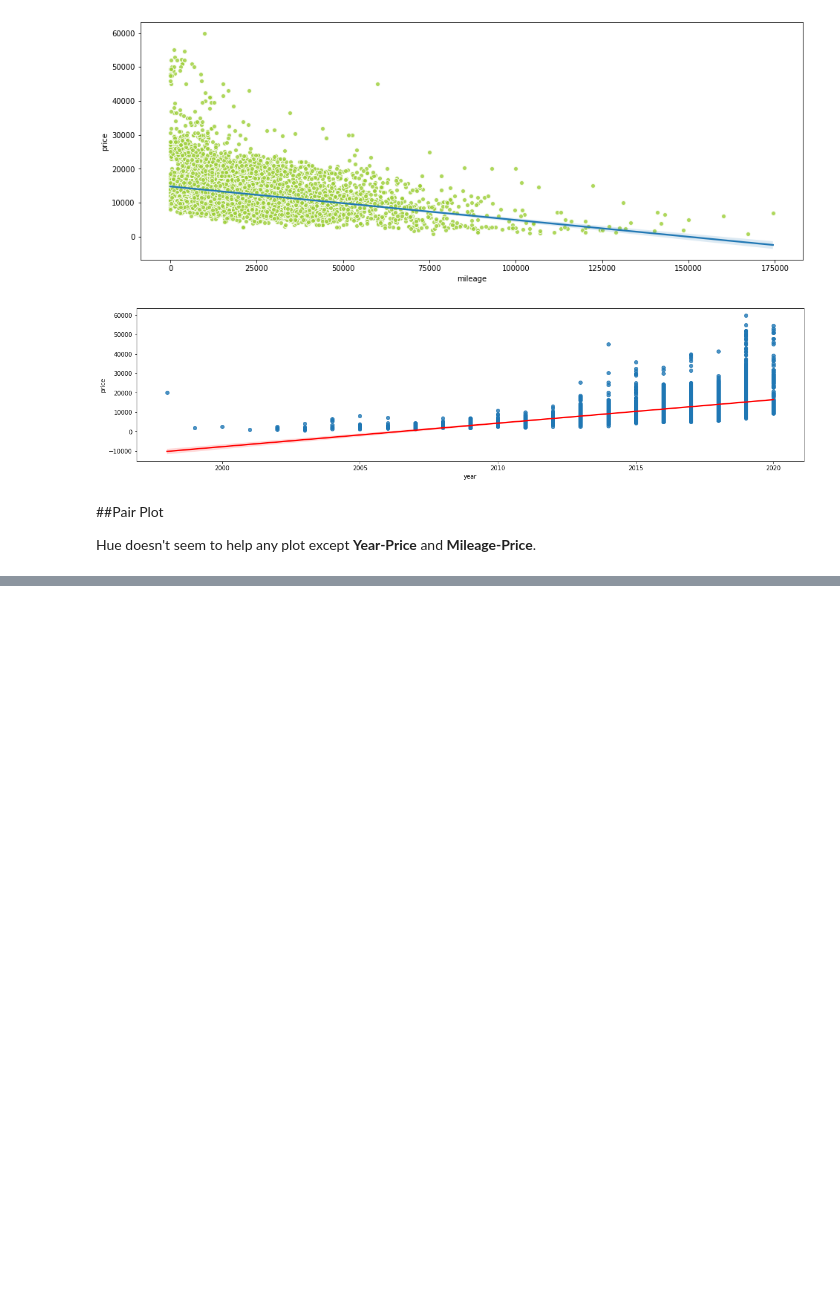
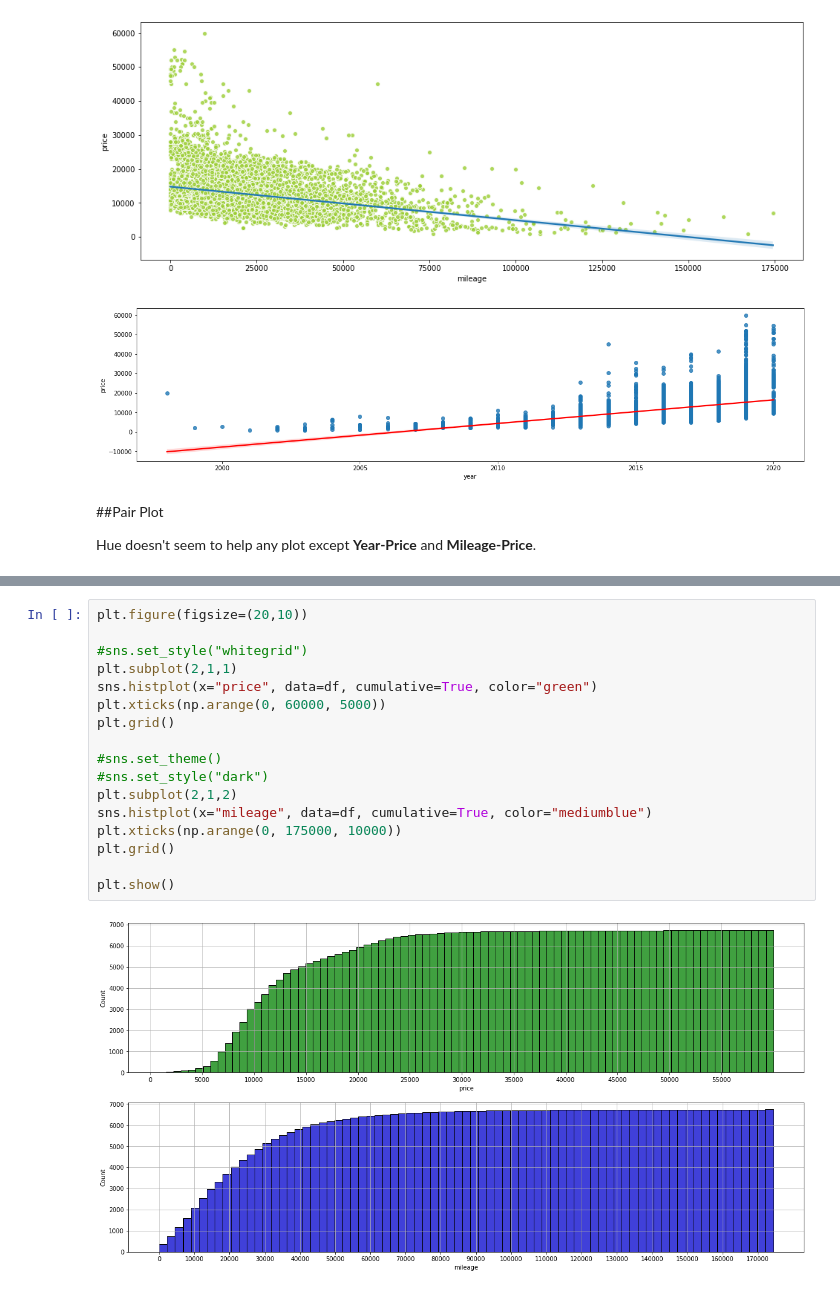
Before and after one commit to SamaSamrin/Toyota-Cars-EDA, a Jupyter notebook: TOYOTA_car_analysis.ipynb, the cells around one changed output, grey strips where cells are left out. Drawn from its saved outputs; the diff is of its cells as text; blank space fills up the shorter version.

```diff
--- a/TOYOTA_car_analysis.ipynb
+++ b/TOYOTA_car_analysis.ipynb
@@ -149,0 +186,19 @@ plt.show()
+# %%
+plt.figure(figsize=(20,10))
+
+#sns.set_style("whitegrid")
+plt.subplot(2,1,1)
+sns.histplot(x="price", data=df, cumulative=True, color="green")
+plt.xticks(np.arange(0, 60000, 5000))
+plt.grid()
+
+#sns.set_theme()
+#sns.set_style("dark")
+plt.subplot(2,1,2)
+sns.histplot(x="mileage", data=df, cumulative=True, color="mediumblue")
+plt.xticks(np.arange(0, 175000, 10000))
+plt.grid()
+
+plt.show()
+# %% [output]
+[figure, added]
```
Also changed, not shown: parts of 5 cells of this notebook.
